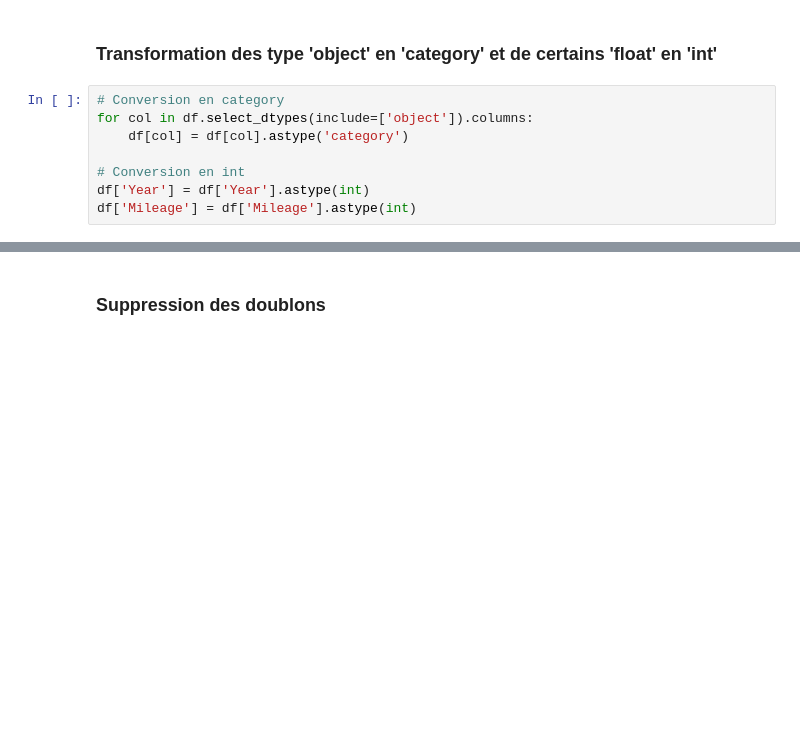
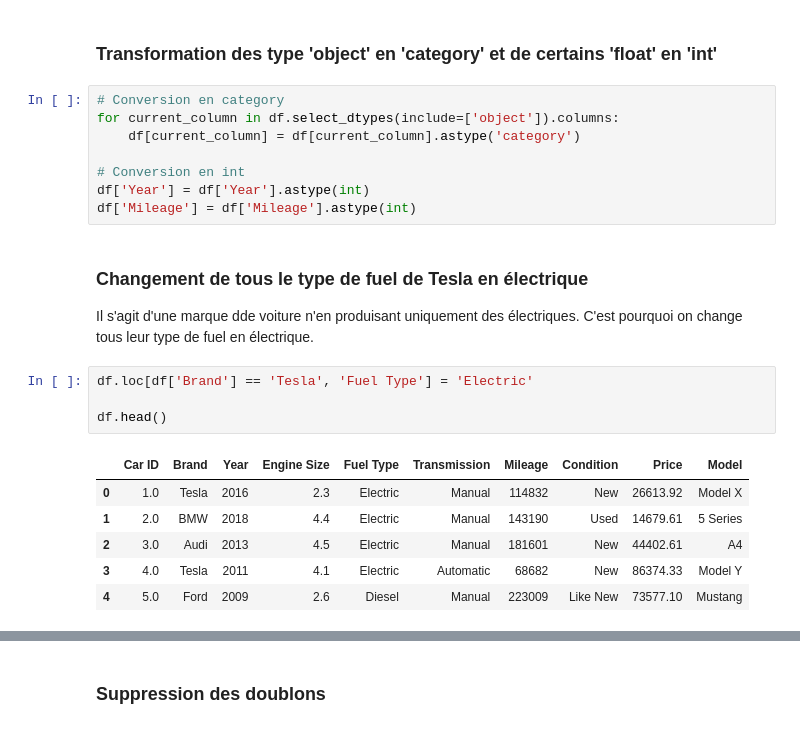
Before and after one commit to tristanretali/DataScienceProject, a Jupyter notebook: notebooks/eda.ipynb, the cells around one changed output, grey strips where cells are left out. Drawn from its saved outputs; the diff is of its cells as text; blank space fills up the shorter version.

```diff
--- a/notebooks/eda.ipynb
+++ b/notebooks/eda.ipynb
@@ -57,9 +62,24 @@ df.dropna(inplace=True)
 ### Transformation des type 'object' en 'category' et de certains 'float' en 'int'
 # %%
 # Conversion en category
-for col in df.select_dtypes(include=['object']).columns:
-    df[col] = df[col].astype('category')
+for current_column in df.select_dtypes(include=['object']).columns:
+    df[current_column] = df[current_column].astype('category')
 
 # Conversion en int
 df['Year'] = df['Year'].astype(int)
 df['Mileage'] = df['Mileage'].astype(int)
+# %% [markdown]
+### Changement de tous le type de fuel de Tesla en électrique
+
+Il s'agit d'une marque dde voiture n'en produisant uniquement des électriques. C'est pourquoi on change tous leur type de fuel en électrique.
+# %%
+df.loc[df['Brand'] == 'Tesla', 'Fuel Type'] = 'Electric'
+
+df.head()
+# %% [output]
+|  | Car ID | Brand | Year | Engine Size | Fuel Type | Transmission | Mileage | Condition | Price | Model |
+| 0 | 1.0 | Tesla | 2016 | 2.3 | Electric | Manual | 114832 | New | 26613.92 | Model X |
+| 1 | 2.0 | BMW | 2018 | 4.4 | Electric | Manual | 143190 | Used | 14679.61 | 5 Series |
+| 2 | 3.0 | Audi | 2013 | 4.5 | Electric | Manual | 181601 | New | 44402.61 | A4 |
+| 3 | 4.0 | Tesla | 2011 | 4.1 | Electric | Automatic | 68682 | New | 86374.33 | Model Y |
+| 4 | 5.0 | Ford | 2009 | 2.6 | Diesel | Manual | 223009 | Like New | 73577.10 | Mustang |
```
Also changed, not shown: parts of 20 cells of this notebook.
